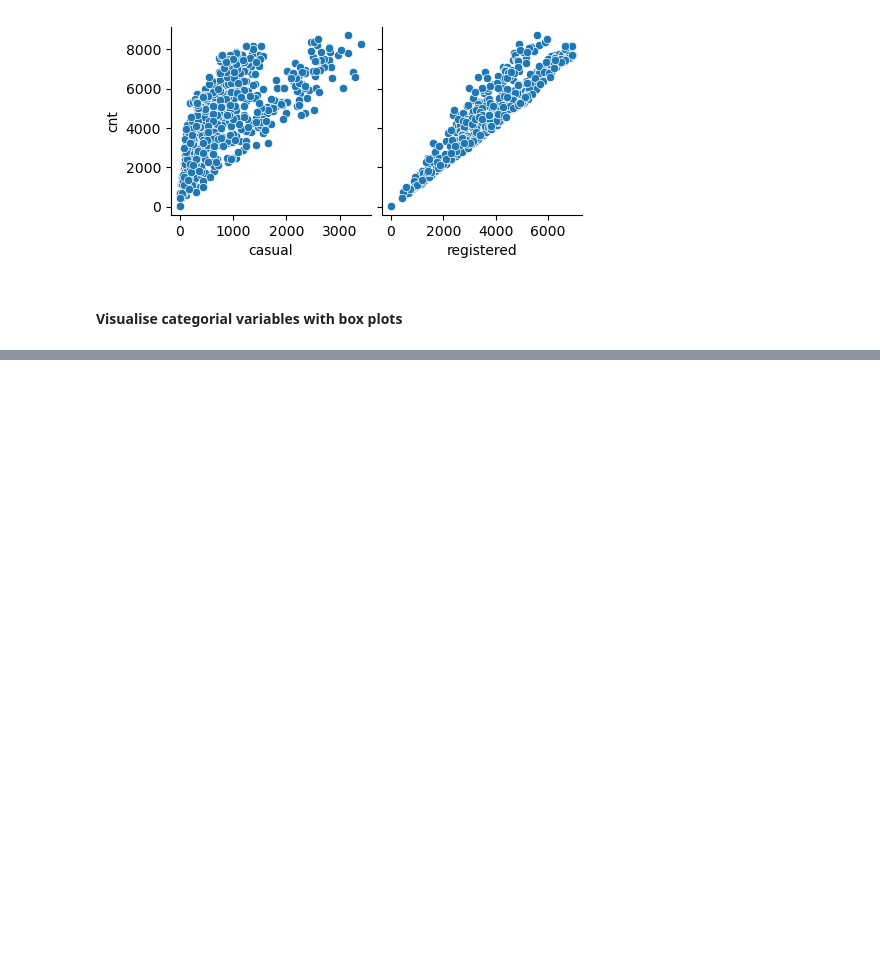
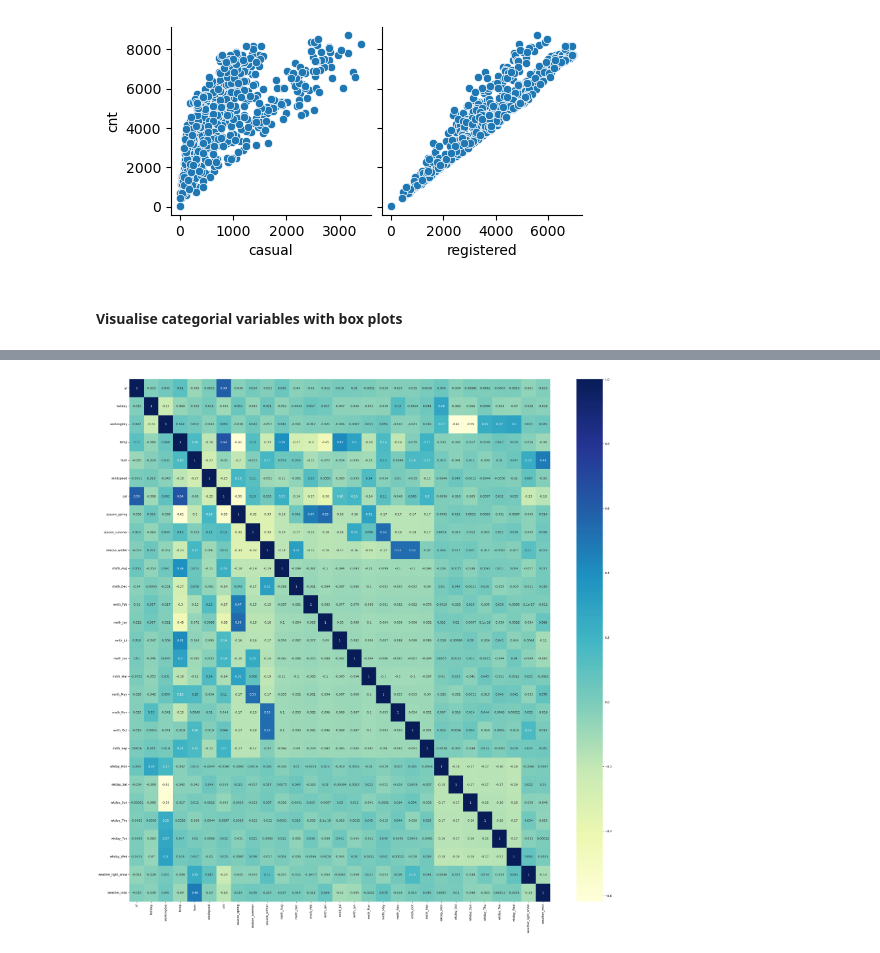
Before and after one commit to narendhar007/bikesharing_lr, a Jupyter notebook: Narendhar_Tangella.ipynb, the cells around one changed output, grey strips where cells are left out. Saved outputs shown, nothing was run; the diff lists cells and outputs as text; code cells hidden in the pictures; blank space fills up the shorter version.

```diff
--- a/Narendhar_Tangella.ipynb
+++ b/Narendhar_Tangella.ipynb
@@ -258,0 +410,5 @@ Name: count, dtype: int64
+# %%
+#Create dummy variables for season variable and drop the first column
+
+data = pd.get_dummies( data, prefix=['season','mnth','wkday','weather'], dtype=int, drop_first=True )
+data.head()
@@ -258,0 +438,7 @@ Name: count, dtype: int64
+# %%
+#Set the random seed so that we always get same random data set
+np.random.seed(0)
+
+#Generate the Traininng and Test Data
+
+data_train, data_test = train_test_split(data, train_size=0.7, test_size=0.3, random_state=100)
@@ -258,0 +473,9 @@ Name: count, dtype: int64
+# %%
+#Instantiate the MinMaxScaler Object
+
+scaler = MinMaxScaler()
+# %%
+#Apply MinMaxScaler to all the continous variable and ignore the categorical variables with 0/1
+
+cont_vars = ['temp','hum','windspeed','cnt']
+data_train[cont_vars] = scaler.fit_transform(data_train[cont_vars])
@@ -258,0 +512,10 @@ Name: count, dtype: int64
+# %%
+#Lets Draw a heatmap to check the correlation between different variables
+
+data_train_corr = data_train.corr()
+
+plt.figure(figsize=(32,32))
+sns.heatmap(data_train_corr, annot=True, cmap="YlGnBu")
+plt.show()
+# %% [output]
+[figure, added]
```
Also changed, not shown: parts of 105 cells of this notebook.
